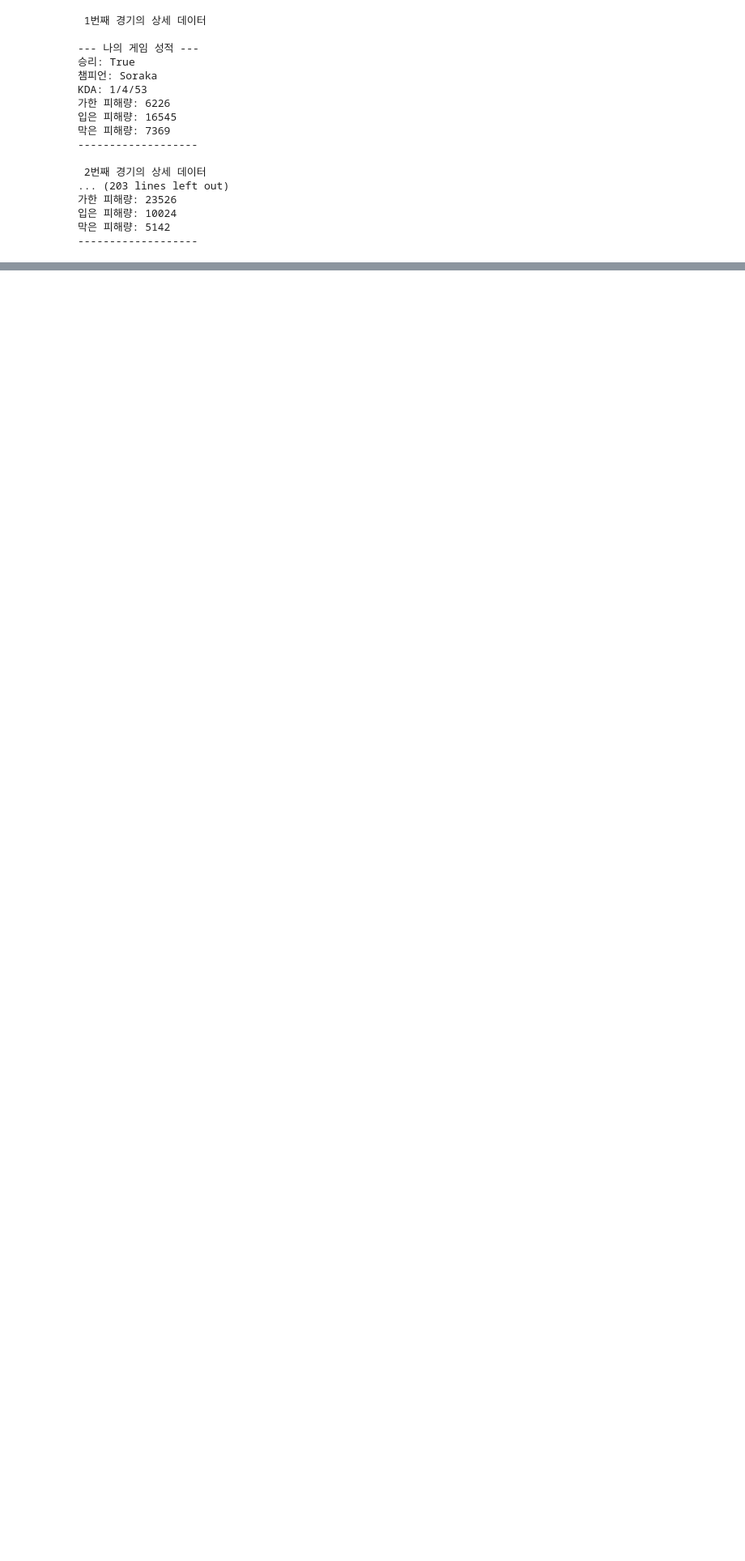
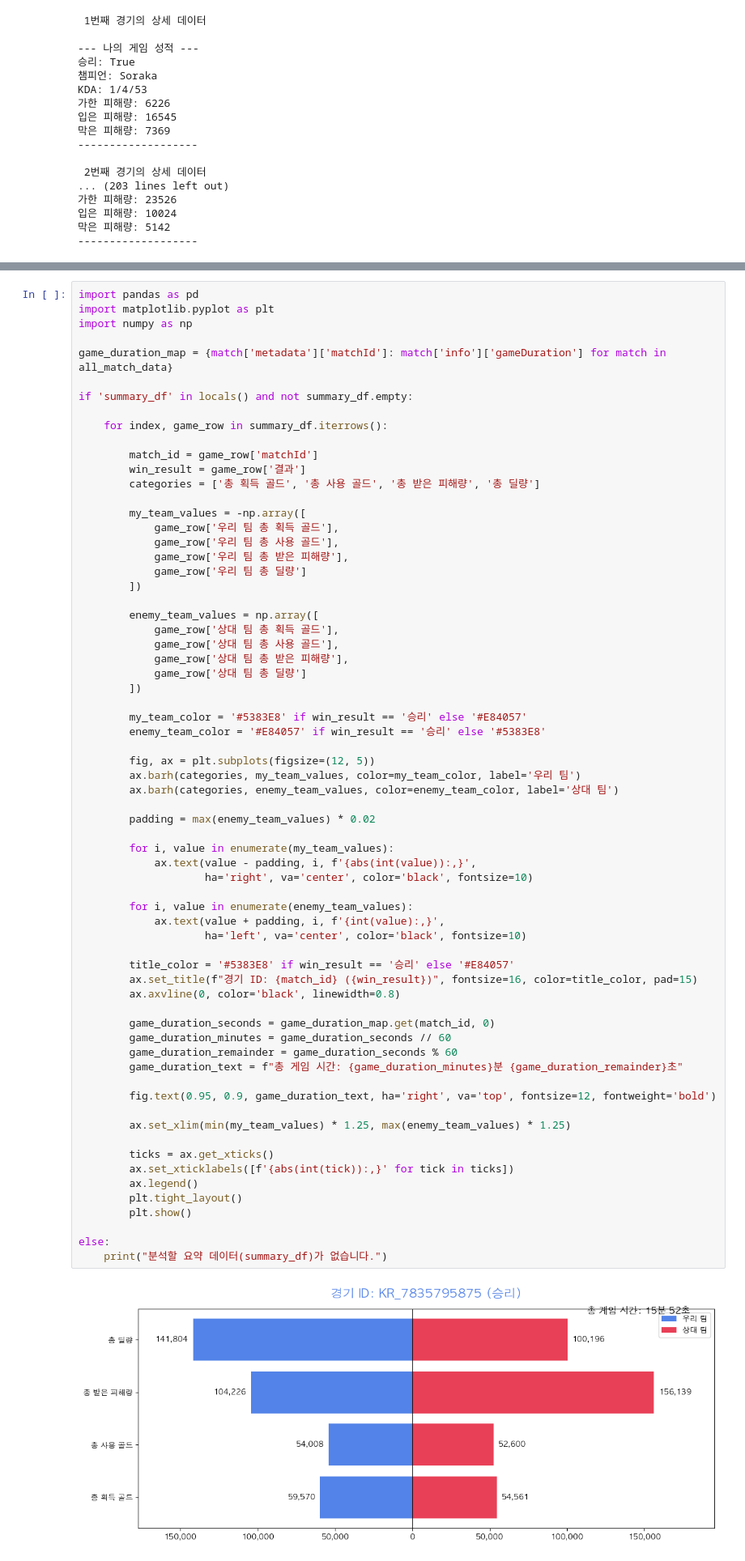
Before and after one commit to dyang-Y/Game_Project, a Jupyter notebook: lol_project/lol_api.ipynb, the cells around one changed output, grey strips where cells are left out. Shown at 81% size. Saved outputs shown, nothing was run; the diff lists cells and outputs as text; blank space fills up the shorter version.

```diff
--- a/lol_project/lol_api.ipynb
+++ b/lol_project/lol_api.ipynb
@@ -504,0 +554,69 @@ Passing `palette` without assigning `hue` is deprecated and will be removed in v
+# %%
+import pandas as pd
+import matplotlib.pyplot as plt
+import numpy as np
+
+game_duration_map = {match['metadata']['matchId']: match['info']['gameDuration'] for match in all_match_data}
+
+if 'summary_df' in locals() and not summary_df.empty:
+
+    for index, game_row in summary_df.iterrows():
+
+        match_id = game_row['matchId']
+        win_result = game_row['결과']
+        categories = ['총 획득 골드', '총 사용 골드', '총 받은 피해량', '총 딜량']
+
+        my_team_values = -np.array([
+            game_row['우리 팀 총 획득 골드'],
+            game_row['우리 팀 총 사용 골드'],
+            game_row['우리 팀 총 받은 피해량'],
+            game_row['우리 팀 총 딜량']
+        ])
+
+        enemy_team_values = np.array([
+            game_row['상대 팀 총 획득 골드'],
+            game_row['상대 팀 총 사용 골드'],
+            game_row['상대 팀 총 받은 피해량'],
+            game_row['상대 팀 총 딜량']
+        ])
+
+        my_team_color = '#5383E8' if win_result == '승리' else '#E84057'
+        enemy_team_color = '#E84057' if win_result == '승리' else '#5383E8'
+
+        fig, ax = plt.subplots(figsize=(12, 5))
+        ax.barh(categories, my_team_values, color=my_team_color, label='우리 팀')
+        ax.barh(categories, enemy_team_values, color=enemy_team_color, label='상대 팀')
+
+        padding = max(enemy_team_values) * 0.02
+
+        for i, value in enumerate(my_team_values):
+            ax.text(value - padding, i, f'{abs(int(value)):,}',
+                    ha='right', va='center', color='black', fontsize=10)
+
+        for i, value in enumerate(enemy_team_values):
+            ax.text(value + padding, i, f'{int(value):,}',
+                    ha='left', va='center', color='black', fontsize=10)
+
+        title_color = '#5383E8' if win_result == '승리' else '#E84057'
+        ax.set_title(f"경기 ID: {match_id} ({win_result})", fontsize=16, color=title_color, pad=15)
+        ax.axvline(0, color='black', linewidth=0.8)
+
+        game_duration_seconds = game_duration_map.get(match_id, 0)
+        game_duration_minutes = game_duration_seconds // 60
+        game_duration_remainder = game_duration_seconds % 60
+        game_duration_text = f"총 게임 시간: {game_duration_minutes}분 {game_duration_remainder}초"
+
+        fig.text(0.95, 0.9, game_duration_text, ha='right', va='top', fontsize=12, fontweight='bold')
+
+        ax.set_xlim(min(my_team_values) * 1.25, max(enemy_team_values) * 1.25)
+
+        ticks = ax.get_xticks()
+        ax.set_xticklabels([f'{abs(int(tick)):,}' for tick in ticks])
+        ax.legend()
+        plt.tight_layout()
+        plt.show()
+
+else:
+    print("분석할 요약 데이터(summary_df)가 없습니다.")
+# %% [output]
+[figure, added]
```
Also changed, not shown: parts of 5 cells of this notebook, 4 other files.
